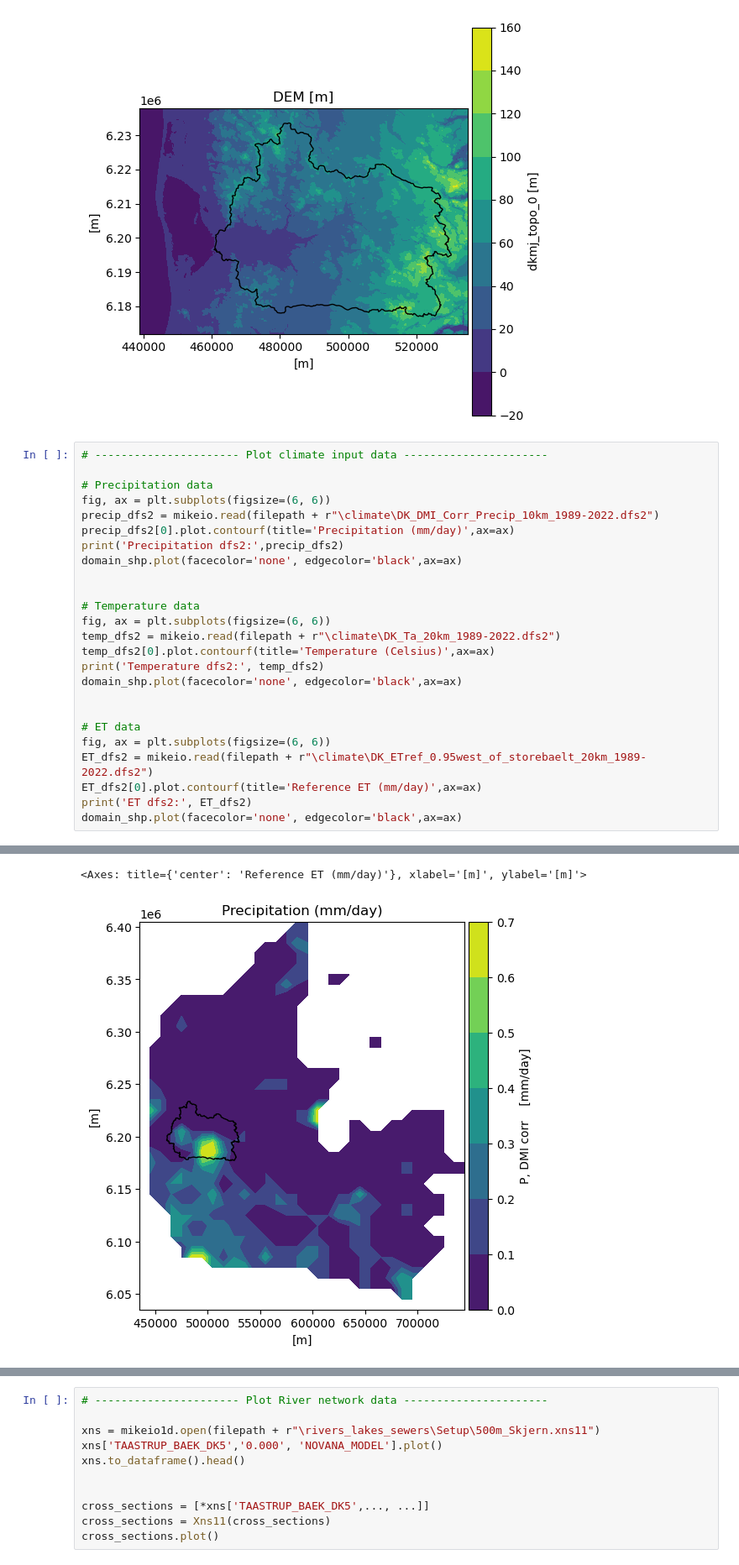
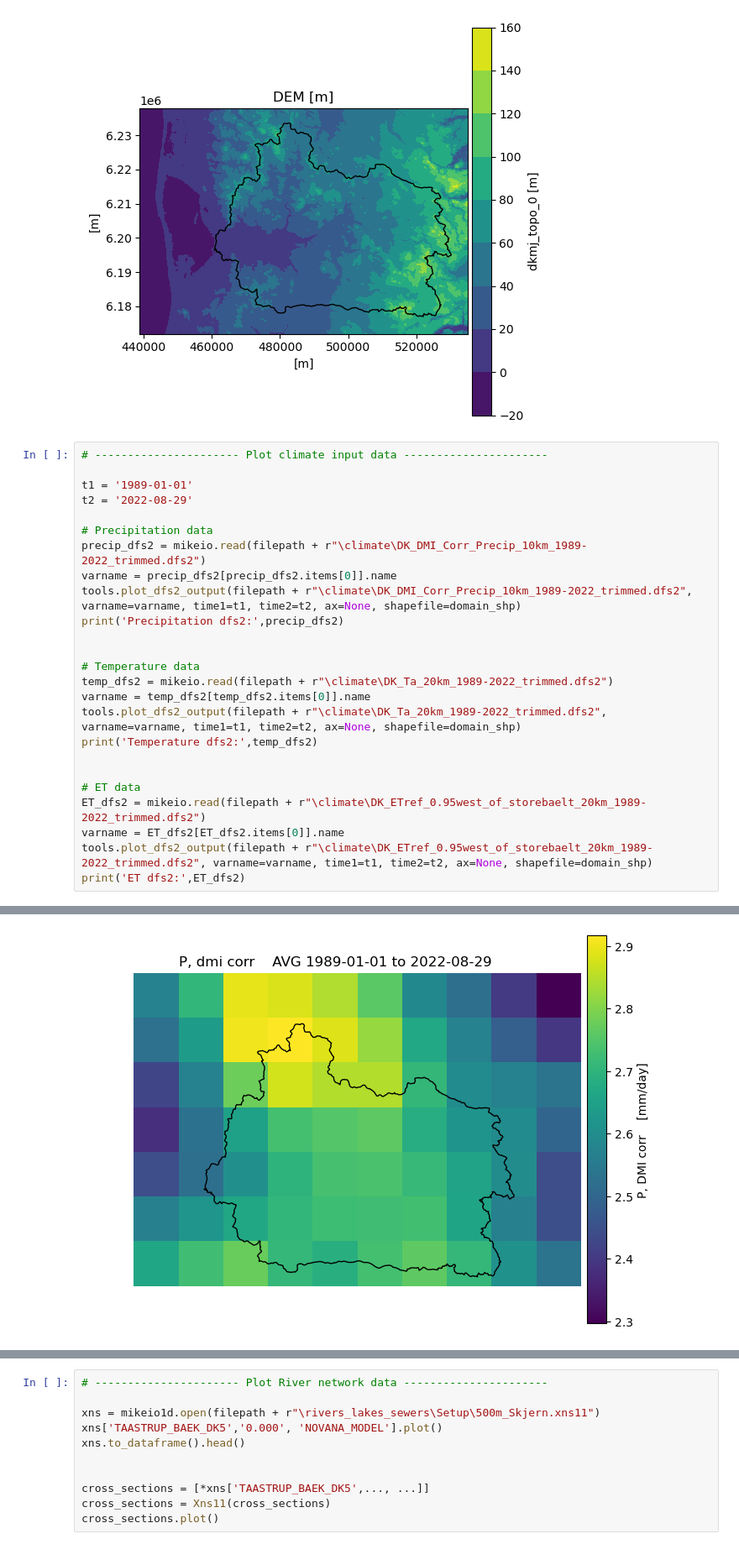
Before and after one commit to DHI/WaterBench-MIKESHE-Skjern, a Jupyter notebook: code/explore_input_data.ipynb, the cells around one changed output, grey strips where cells are left out. Shown at 84% size. Cells and saved outputs as stored; diff of their text form.

Commit message:
apply trimmed files

```diff
--- a/code/explore_input_data.ipynb
+++ b/code/explore_input_data.ipynb
@@ -111,27 +111,27 @@ items:
 # %%
 # ---------------------- Plot climate input data ----------------------
 
+t1 = '1989-01-01'
+t2 = '2022-08-29'
+
 # Precipitation data
-fig, ax = plt.subplots(figsize=(6, 6))
-precip_dfs2 = mikeio.read(filepath + r"\climate\DK_DMI_Corr_Precip_10km_1989-2022.dfs2")
-precip_dfs2[0].plot.contourf(title='Precipitation (mm/day)',ax=ax)
+precip_dfs2 = mikeio.read(filepath + r"\climate\DK_DMI_Corr_Precip_10km_1989-2022_trimmed.dfs2")
+varname = precip_dfs2[precip_dfs2.items[0]].name
+tools.plot_dfs2_output(filepath + r"\climate\DK_DMI_Corr_Precip_10km_1989-2022_trimmed.dfs2", varname=varname, time1=t1, time2=t2, ax=None, shapefile=domain_shp)
 print('Precipitation dfs2:',precip_dfs2)
-domain_shp.plot(facecolor='none', edgecolor='black',ax=ax)
 
 
 # Temperature data
-fig, ax = plt.subplots(figsize=(6, 6))
-temp_dfs2 = mikeio.read(filepath + r"\climate\DK_Ta_20km_1989-2022.dfs2")
-temp_dfs2[0].plot.contourf(title='Temperature (Celsius)',ax=ax)
-print('Temperature dfs2:', temp_dfs2)
-domain_shp.plot(facecolor='none', edgecolor='black',ax=ax)
+temp_dfs2 = mikeio.read(filepath + r"\climate\DK_Ta_20km_1989-2022_trimmed.dfs2")
+varname = temp_dfs2[temp_dfs2.items[0]].name
+tools.plot_dfs2_output(filepath + r"\climate\DK_Ta_20km_1989-2022_trimmed.dfs2", varname=varname, time1=t1, time2=t2, ax=None, shapefile=domain_shp)
+print('Temperature dfs2:',temp_dfs2)
 
 
 # ET data
-fig, ax = plt.subplots(figsize=(6, 6))
-ET_dfs2 = mikeio.read(filepath + r"\climate\DK_ETref_0.95west_of_storebaelt_20km_1989-2022.dfs2")
-ET_dfs2[0].plot.contourf(title='Reference ET (mm/day)',ax=ax)
-print('ET dfs2:', ET_dfs2)
-domain_shp.plot(facecolor='none', edgecolor='black',ax=ax)
+ET_dfs2 = mikeio.read(filepath + r"\climate\DK_ETref_0.95west_of_storebaelt_20km_1989-2022_trimmed.dfs2")
+varname = ET_dfs2[ET_dfs2.items[0]].name
+tools.plot_dfs2_output(filepath + r"\climate\DK_ETref_0.95west_of_storebaelt_20km_1989-2022_trimmed.dfs2", varname=varname, time1=t1, time2=t2, ax=None, shapefile=domain_shp)
+print('ET dfs2:',ET_dfs2)
 # %% [output]
 Precipitation dfs2: <mikeio.Dataset>
@@ -153,4 +153,3 @@ geometry: Grid2D (ny=38, nx=32)
 items:
   0:  ETref, *0.95 w <Evapotranspiration Rate> (millimeter per day)
-<Axes: title={'center': 'Reference ET (mm/day)'}, xlabel='[m]', ylabel='[m]'>
-[figure, old version]
+[figure, new version]
```
Also changed, not shown: parts of 3 cells of this notebook, 1 other file.
